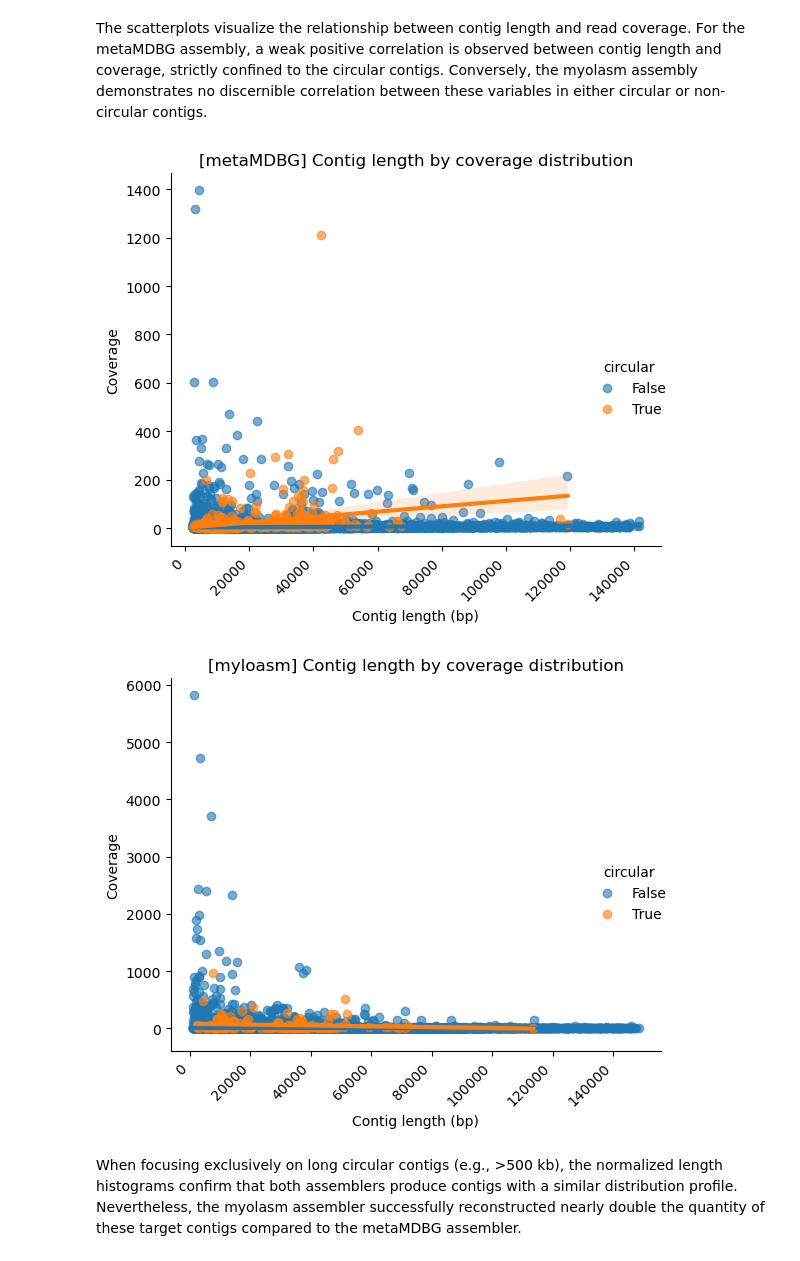
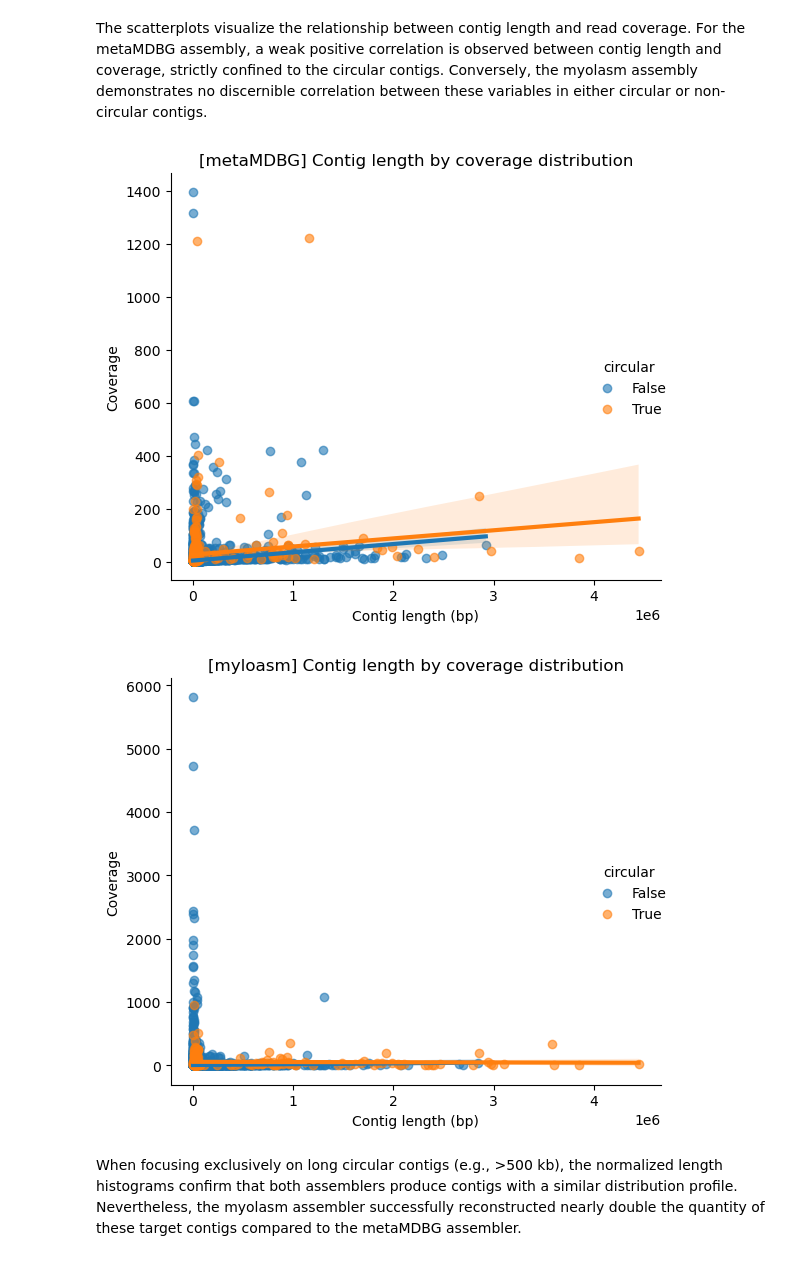
Before and after one commit to vilifo/BZD_final_assignment, a Jupyter notebook: BZD.ipynb, the cells around one changed output. Cells and saved outputs as stored; diff of their text form; code cells hidden in the pictures.

```diff
--- a/BZD.ipynb
+++ b/BZD.ipynb
@@ -132,25 +132,21 @@ plt.yscale("log")
 # %% [markdown]
 The scatterplots visualize the relationship between contig length and read coverage. For the metaMDBG assembly, a weak positive correlation is observed between contig length and coverage, strictly confined to the circular contigs. Conversely, the myolasm assembly demonstrates no discernible correlation between these variables in either circular or non-circular contigs.
 # %%
-df_filtered = meta_contigs[meta_contigs["length"] < meta_contigs["length"].quantile(.99)]
-ax = sns.lmplot(x="length", y="coverage", data=df_filtered, hue="circular", scatter_kws={'alpha': 0.6}, line_kws={"lw": 3})
+ax = sns.lmplot(x="length", y="coverage", data=meta_contigs, hue="circular", scatter_kws={'alpha': 0.6}, line_kws={"lw": 3})
 plt.title("[metaMDBG] Contig length by coverage distribution")
 plt.xlabel("Contig length (bp)")
 plt.ylabel("Coverage")
-ax.axes.flat[0].set_xticklabels(ax.axes.flat[0].get_xticklabels(), rotation=45, ha='right')
 plt.tight_layout()
 # %% [output]
-[figure, old version]
+[figure, new version]
 # %%
-df_filtered = mylo_contigs[mylo_contigs["length"] < mylo_contigs["length"].quantile(.99)]
-ax = sns.lmplot(x="length", y="coverage", data=df_filtered, hue="circular", scatter_kws={'alpha': 0.6}, line_kws={"lw": 3})
+ax = sns.lmplot(x="length", y="coverage", data=mylo_contigs, hue="circular", scatter_kws={'alpha': 0.6}, line_kws={"lw": 3})
 plt.title("[myloasm] Contig length by coverage distribution")
 plt.xlabel("Contig length (bp)")
 plt.ylabel("Coverage")
-ax.axes.flat[0].set_xticklabels(ax.axes.flat[0].get_xticklabels(), rotation=45, ha='right')
 plt.tight_layout()
 # %% [output]
-[figure, old version]
+[figure, new version]
 # %% [markdown]
 When focusing exclusively on long circular contigs (e.g., >500 kb), the normalized length histograms confirm that both assemblers produce contigs with a similar distribution profile. Nevertheless, the myolasm assembler successfully reconstructed nearly double the quantity of these target contigs compared to the metaMDBG assembler.
 # %%
```
Also changed, not shown: parts of 3 cells of this notebook, 26 other files.
